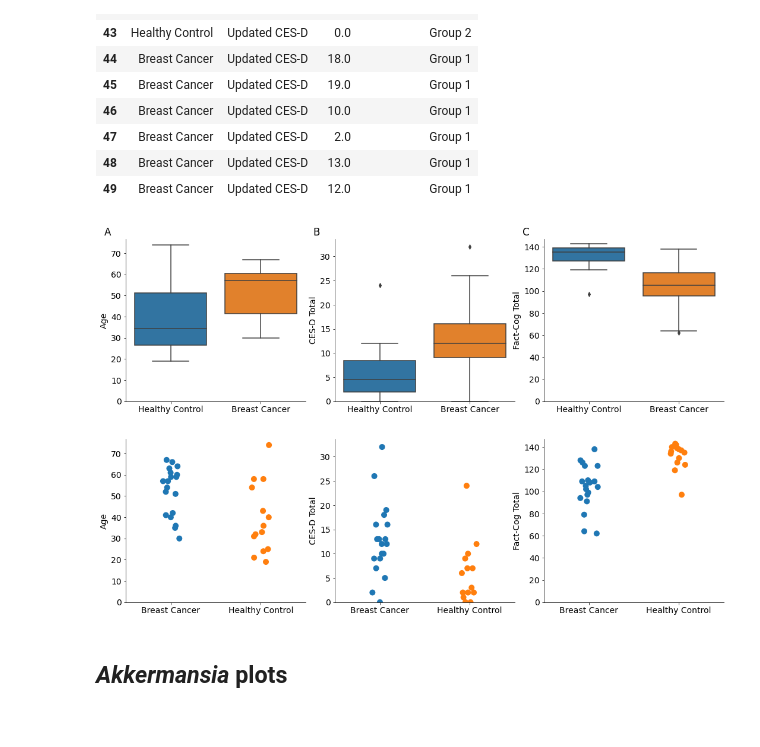
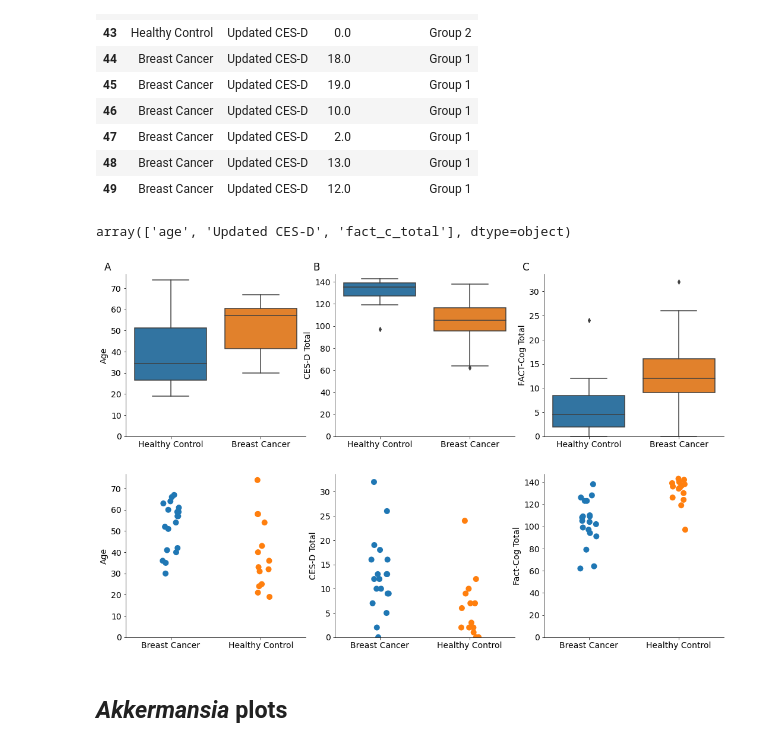
Before and after one commit to sterrettJD/Chemobrain, a Jupyter notebook: Final figs and additional analyses.ipynb, the cells around one changed output. Cells and saved outputs as stored; diff of their text form; code cells hidden in the pictures.

Commit message:
update psych order and lmplot

```diff
--- a/Final figs and additional analyses.ipynb
+++ b/Final figs and additional analyses.ipynb
@@ -278,41 +278,46 @@ melted_demo.iloc[40:50]
 | 47 | Breast Cancer | Updated CES-D | 2.0 | Group 1 |
 | 48 | Breast Cancer | Updated CES-D | 13.0 | Group 1 |
 | 49 | Breast Cancer | Updated CES-D | 12.0 | Group 1 |
+# %%
+melted_demo["variable"].unique()
+# %% [output]
+array(['age', 'Updated CES-D', 'fact_c_total'], dtype=object)
 # %%
 import matplotlib
 # %%
 font = {'size'   : 14}
 
 matplotlib.rc('font', **font)
 
 g = sns.catplot(x="Chemotherapy",
             y="value",
             data=melted_demo,
             col="variable",
             kind="box",
             palette=["tab:blue", "tab:orange"],
             sharey=False,
-            order=["Healthy Control", "Breast Cancer"])
+            order=["Healthy Control", "Breast Cancer"],
+            col_order=["age", "fact_c_total", "Updated CES-D"])
 
 
 g.axes.flatten()[0].set_ylabel("Age")
 g.axes.flatten()[1].set_ylabel("CES-D Total")
-g.axes.flatten()[2].set_ylabel("Fact-Cog Total")
+g.axes.flatten()[2].set_ylabel("FACT-Cog Total")
 
 g.axes.flatten()[0].set_title("A",x=-0.1)
 g.axes.flatten()[1].set_title("B",x=-0.1)
 g.axes.flatten()[2].set_title("C",x=-0.1)
 
 for ax in g.axes.flatten():
     #ax.set_title("")
     ax.set_ylim(0,)
     ax.set_xlabel("")
 
 plt.savefig("reanalysis-2/Figures/age-cesd-fact-boxplots.pdf")
 plt.savefig("reanalysis-2/Figures/age-cesd-fact-boxplots.png")
 plt.show()
 # %% [output]
-[figure, old version]
+[figure, new version]
 # %%
 g = sns.catplot(x="Chemotherapy",
             y="value",
@@ -330,7 +335,7 @@ for ax in g.axes.flatten():
     ax.set_ylim(0,)
     ax.set_xlabel("")
 # %% [output]
-[figure, old version]
+[figure, new version]
 # %% [markdown]
 ## *Akkermansia* plots
 # %%
```
Also changed, not shown: parts of 4 cells of this notebook.
